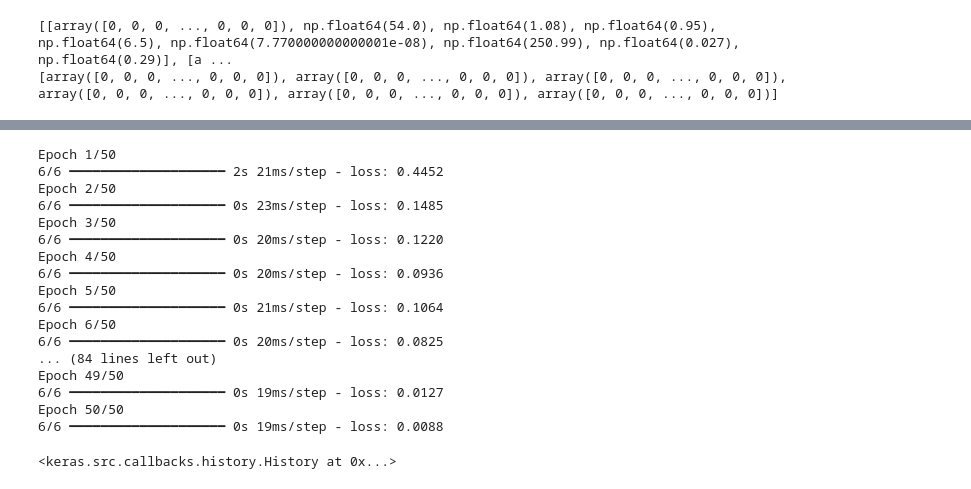
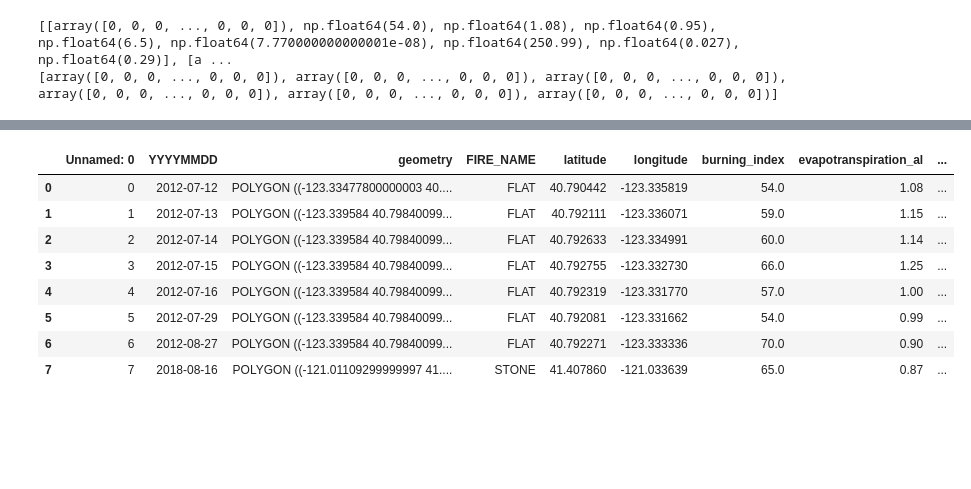
Before and after one commit to nathanchiu888/ecs-171-project, a Jupyter notebook: src/model_training.ipynb, the cells around one changed output, grey strips where cells are left out. Drawn from its saved outputs; the diff is of its cells as text; code cells hidden in the pictures; blank space fills up the shorter version.

```diff
--- a/src/model_training.ipynb
+++ b/src/model_training.ipynb
@@ -56,0 +69,12 @@ X_scaled.shape
+# %%
+df.head(8)
+# %% [output]
+|  | Unnamed: 0 | YYYYMMDD | geometry | FIRE_NAME | latitude | longitude | burning_index | evapotranspiration_al | ... |
+| 0 | 0 | 2012-07-12 | POLYGON ((-123.33477800000003 40.... | FLAT | 40.790442 | -123.335819 | 54.0 | 1.08 | ... |
+| 1 | 1 | 2012-07-13 | POLYGON ((-123.339584 40.79840099... | FLAT | 40.792111 | -123.336071 | 59.0 | 1.15 | ... |
+| 2 | 2 | 2012-07-14 | POLYGON ((-123.339584 40.79840099... | FLAT | 40.792633 | -123.334991 | 60.0 | 1.14 | ... |
+| 3 | 3 | 2012-07-15 | POLYGON ((-123.339584 40.79840099... | FLAT | 40.792755 | -123.332730 | 66.0 | 1.25 | ... |
+| 4 | 4 | 2012-07-16 | POLYGON ((-123.339584 40.79840099... | FLAT | 40.792319 | -123.331770 | 57.0 | 1.00 | ... |
+| 5 | 5 | 2012-07-29 | POLYGON ((-123.339584 40.79840099... | FLAT | 40.792081 | -123.331662 | 54.0 | 0.99 | ... |
+| 6 | 6 | 2012-08-27 | POLYGON ((-123.339584 40.79840099... | FLAT | 40.792271 | -123.333336 | 70.0 | 0.90 | ... |
+| 7 | 7 | 2018-08-16 | POLYGON ((-121.01109299999997 41.... | STONE | 41.407860 | -121.033639 | 65.0 | 0.87 | ... |
@@ -63,24 +89,3 @@ model.add(Dense(100*100))  # Output the flattened raster (10000) - need to conve
 
 # Compile the model
 model.compile(optimizer=Adam(), loss='mean_squared_error')
-# %%
-model.fit(X_scaled[:6], y_scaled[:6], epochs=50, batch_size=1)
-# %% [output]
-Epoch 1/50
-6/6 ━━━━━━━━━━━━━━━━━━━━ 2s 21ms/step - loss: 0.4452
-Epoch 2/50
-6/6 ━━━━━━━━━━━━━━━━━━━━ 0s 23ms/step - loss: 0.1485
-Epoch 3/50
-6/6 ━━━━━━━━━━━━━━━━━━━━ 0s 20ms/step - loss: 0.1220
-Epoch 4/50
-6/6 ━━━━━━━━━━━━━━━━━━━━ 0s 20ms/step - loss: 0.0936
-Epoch 5/50
-6/6 ━━━━━━━━━━━━━━━━━━━━ 0s 21ms/step - loss: 0.1064
-Epoch 6/50
-6/6 ━━━━━━━━━━━━━━━━━━━━ 0s 20ms/step - loss: 0.0825
-... (84 lines left out)
-Epoch 49/50
-6/6 ━━━━━━━━━━━━━━━━━━━━ 0s 19ms/step - loss: 0.0127
-Epoch 50/50
-6/6 ━━━━━━━━━━━━━━━━━━━━ 0s 19ms/step - loss: 0.0088
-<keras.src.callbacks.history.History at 0x...>
```
Also changed, not shown: parts of 16 cells of this notebook, 1 other file.
